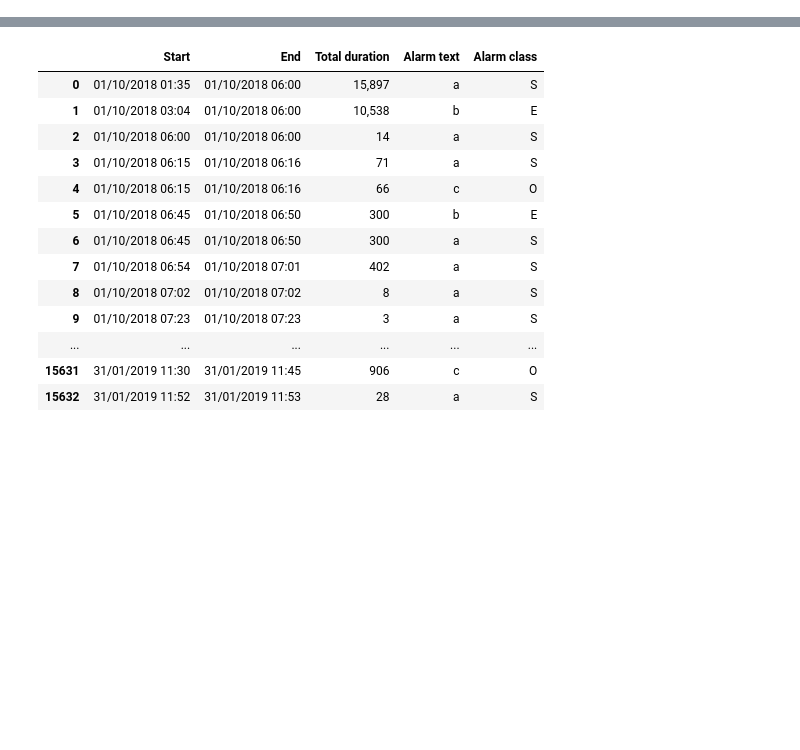
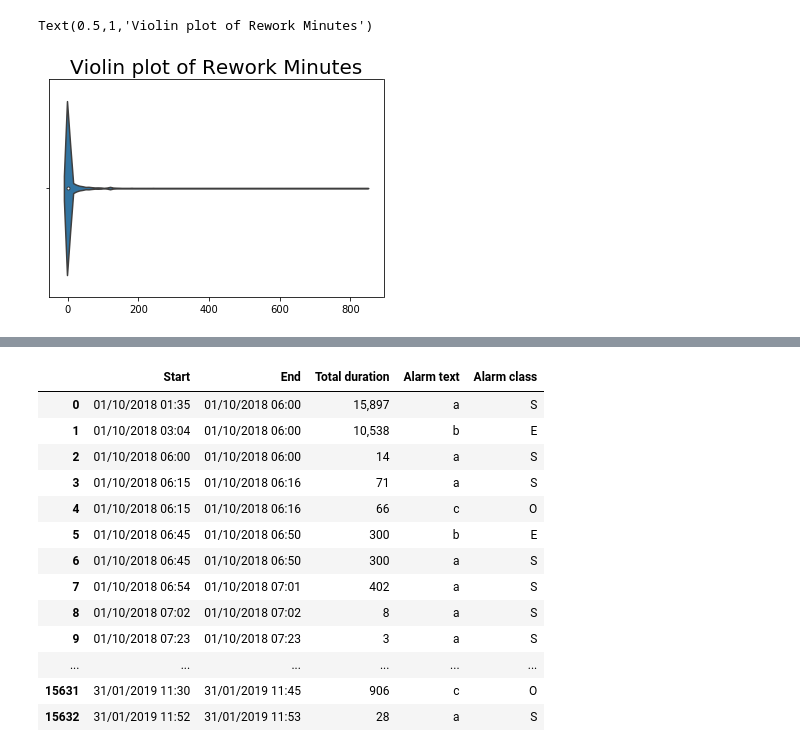
Before and after one commit to jetsaltydog/MINI_project, a Jupyter notebook: mini_data.ipynb, the cells around one changed output, grey strips where cells are left out. Drawn from its saved outputs; the diff is of its cells as text; code cells hidden in the pictures; blank space fills up the shorter version.

```diff
--- a/mini_data.ipynb
+++ b/mini_data.ipynb
@@ -26,0 +128,5 @@ quality_data
+# %%
+sns.violinplot(Y).set_title("Violin plot of Rework Minutes", size = 20)
+# %% [output]
+Text(0.5,1,'Violin plot of Rework Minutes')
+[figure, added]
```
Also changed, not shown: parts of 17 cells of this notebook.
